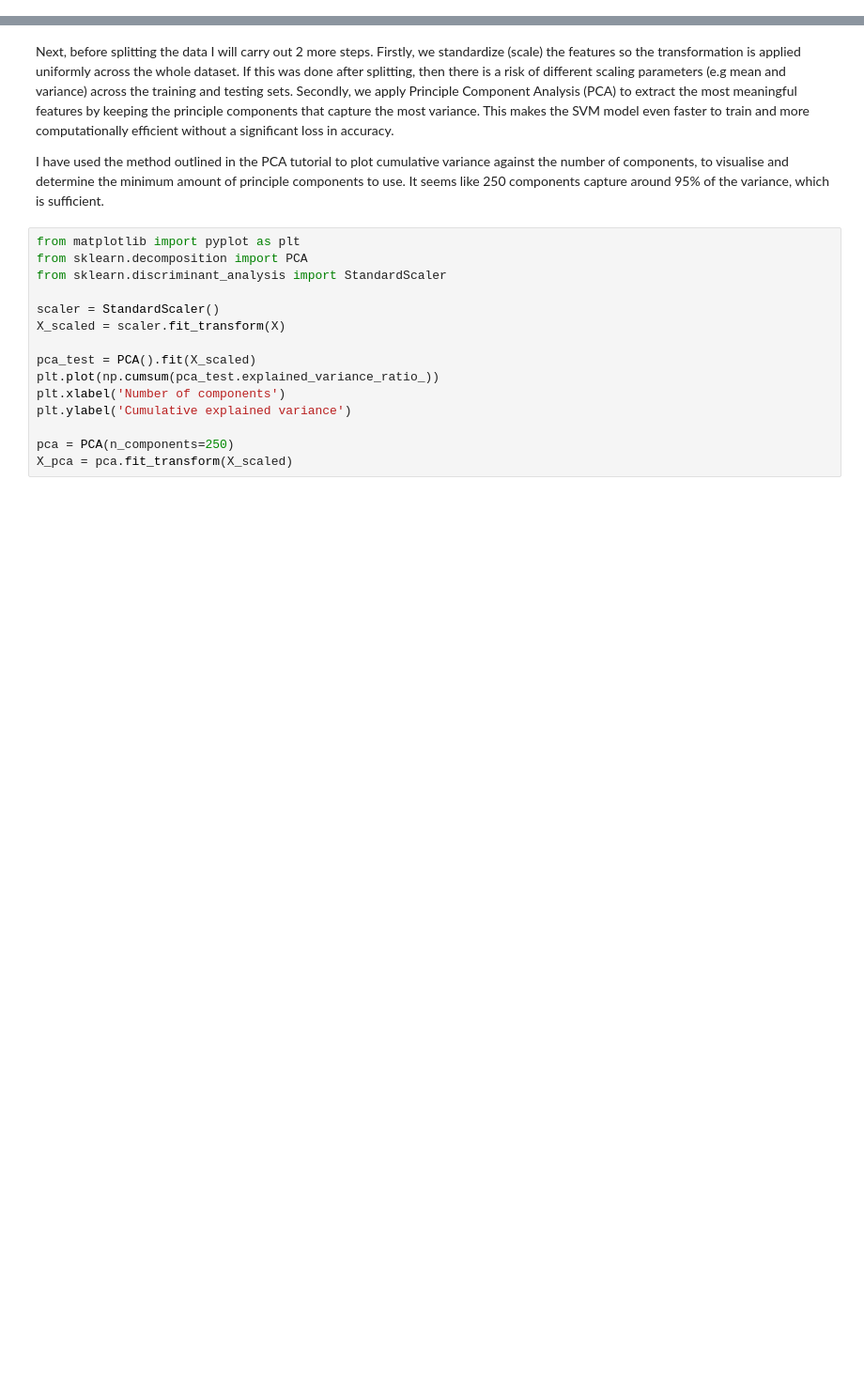
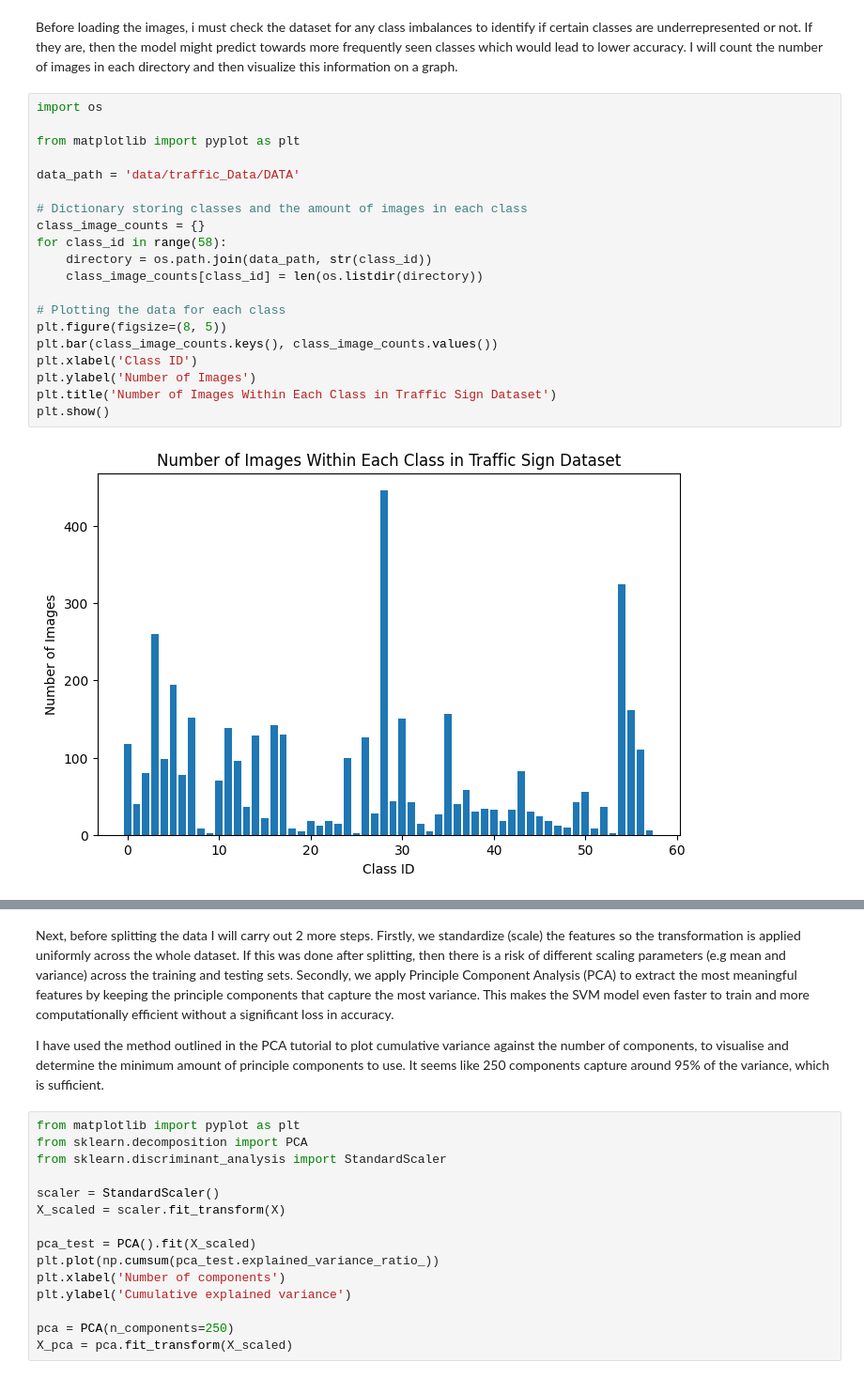
Before and after one commit to yarik-kra/Intro-AI-Coursework, a Jupyter notebook: svm-classifer-model.ipynb, the cells around one changed output, grey strips where cells are left out. Shown at 94% size. Cells and saved outputs as stored; diff of their text form; blank space fills up the shorter version.

```diff
--- a/svm-classifer-model.ipynb
+++ b/svm-classifer-model.ipynb
@@ -0,0 +1,24 @@
+# %% [markdown]
+Before loading the images, i must check the dataset for any class imbalances to identify if certain classes are underrepresented or not. If they are, then the model might predict towards more frequently seen classes which would lead to lower accuracy. I will count the number of images in each directory and then visualize this information on a graph.
+# %%
+import os
+
+from matplotlib import pyplot as plt
+
+data_path = 'data/traffic_Data/DATA'
+
+# Dictionary storing classes and the amount of images in each class
+class_image_counts = {}
+for class_id in range(58):
+    directory = os.path.join(data_path, str(class_id))
+    class_image_counts[class_id] = len(os.listdir(directory))
+
+# Plotting the data for each class
+plt.figure(figsize=(8, 5))
+plt.bar(class_image_counts.keys(), class_image_counts.values())
+plt.xlabel('Class ID')
+plt.ylabel('Number of Images')
+plt.title('Number of Images Within Each Class in Traffic Sign Dataset')
+plt.show()
+# %% [output]
+[figure, added]
```
Also changed, not shown: parts of 7 cells of this notebook.
